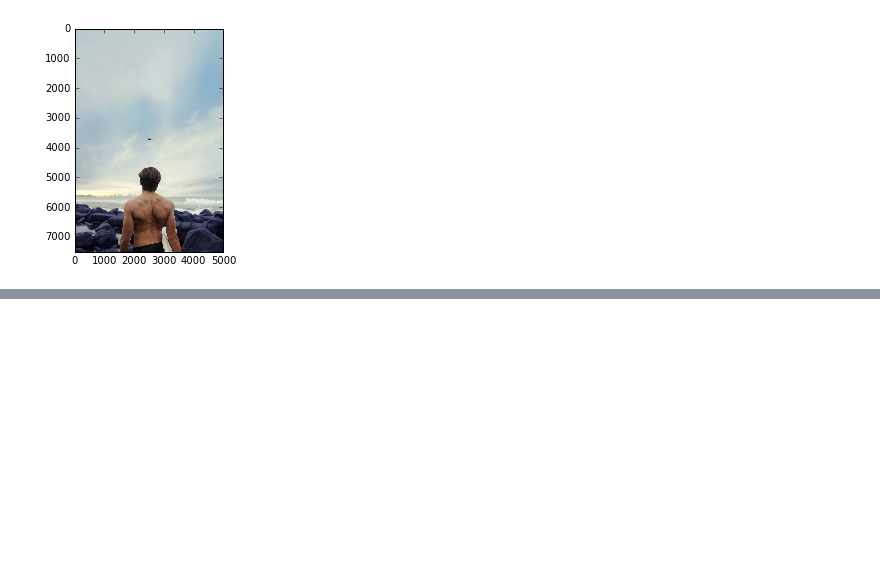
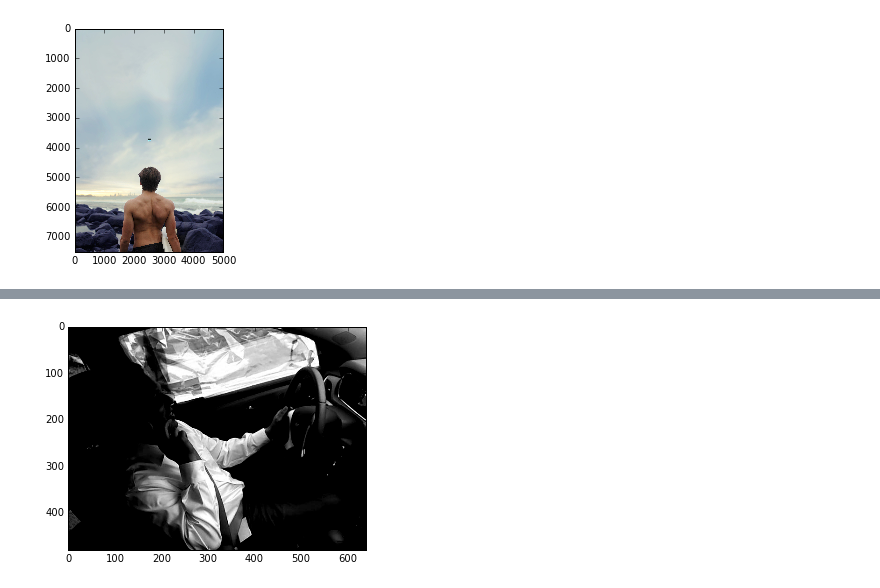
Before and after one commit to tralpha/Computer-Vision-Gatech, a Jupyter notebook: ps0_python/ps0.ipynb, the cells around one changed output, grey strips where cells are left out. Cells and saved outputs as stored; diff of their text form; code cells hidden in the pictures; blank space fills up the shorter version.

```diff
--- a/ps0_python/ps0.ipynb
+++ b/ps0_python/ps0.ipynb
@@ -87,0 +115,4 @@ show_img(driver_man)
+# %%
+show_img(driver_norm)
+# %% [output]
+[figure, added]
```
Also changed, not shown: parts of 10 cells of this notebook, 2 other files.
